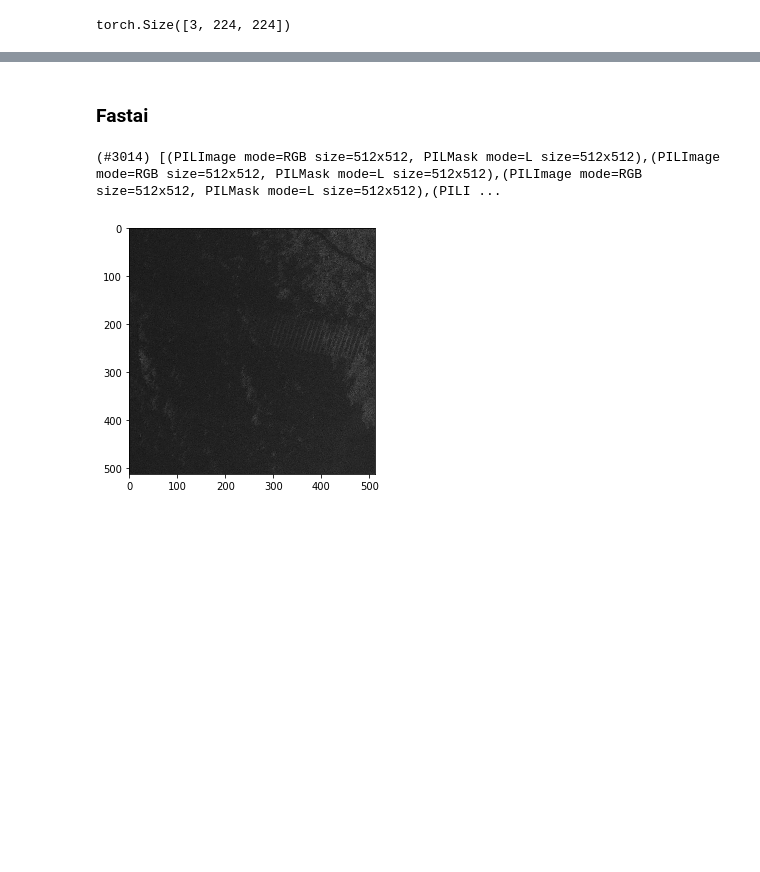
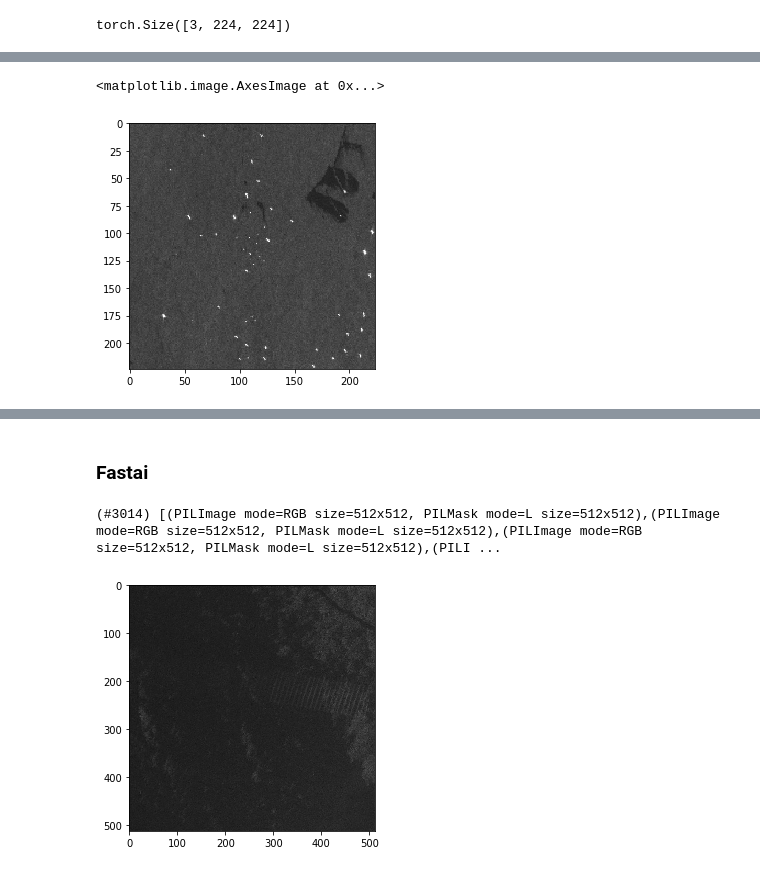
Before and after one commit to SkyTruth/cerulean-ml, a Jupyter notebook: notebooks/evaluation.ipynb, the cells around one changed output, grey strips where cells are left out. Cells and saved outputs as stored; diff of their text form; code cells hidden in the pictures; blank space fills up the shorter version.

```diff
--- a/notebooks/evaluation.ipynb
+++ b/notebooks/evaluation.ipynb
@@ -110,0 +217,5 @@ skio.imshow(pred_list[0]['masks'][0,0,:,:].detach().cpu().numpy())
+# %%
+skio.imshow(test_img[:,:,0])
+# %% [output]
+<matplotlib.image.AxesImage at 0x...>
+[figure, added]
```
Also changed, not shown: parts of 31 cells of this notebook, 2 other files.
